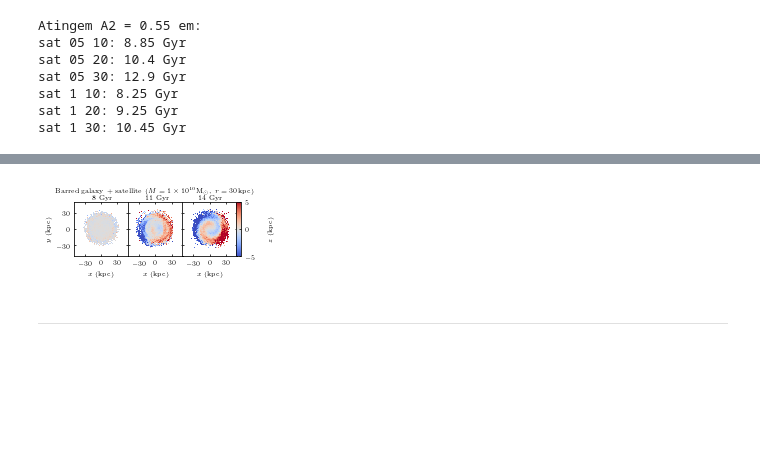
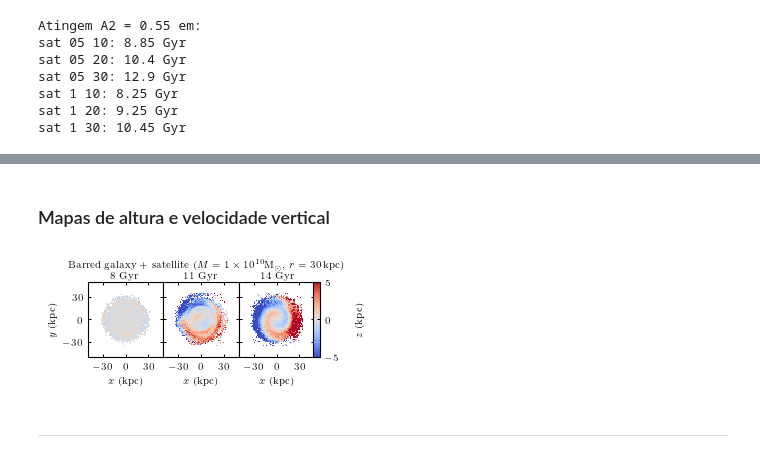
Before and after one commit to AndressaWille/astronomia, a Jupyter notebook: simulacoes mestrado/interactions-b.ipynb, the cells around one changed output, grey strips where cells are left out. Drawn from its saved outputs; the diff is of its cells as text; code cells hidden in the pictures; blank space fills up the shorter version.

```diff
--- a/simulacoes mestrado/interactions-b.ipynb
+++ b/simulacoes mestrado/interactions-b.ipynb
@@ -368,0 +377,15 @@ plt.tight_layout()
+# %%
+sigma_vz = np.empty(n_snapshots_)
+# %%
+#arrays de desvio de vz
+sigma_vz_01_10 = np.empty(n_snapshots)
+sigma_vz_01_20 = np.empty(n_snapshots)
+sigma_vz_01_30 = np.empty(n_snapshots)
+
+sigma_vz_05_10 = np.empty(n_snapshots)
+sigma_vz_05_20 = np.empty(n_snapshots)
+sigma_vz_05_30 = np.empty(n_snapshots)
+
+sigma_vz_1_10 = np.empty(n_snapshots)
+sigma_vz_1_20 = np.empty(n_snapshots)
+sigma_vz_1_30 = np.empty(n_snapshots)
@@ -531,5 +592,3 @@ plt.savefig('teste2_orbitas.pdf')
-# %%
-plt.rcParams['font.size'] = 20
 # %%
 for i in range (0, 9):
     if i == 0:
@@ -661,3 +720,5 @@ for i in range (0, 9):
+# %% [markdown]
+### Mapas de altura e velocidade vertical
 # %%
 #figuras para o texto
 plt.rcParams['figure.figsize'  ] = (3.5,1.4)
@@ -679,8 +740,8 @@ plt.rcParams['xtick.minor.width'] = 0
 plt.rcParams['ytick.major.width'] = 0.75
 plt.rcParams['ytick.minor.width'] = 0
 # %%
-#snapshots=[160,220,280]
-snapshots=[0,60,120]
+#snapshots=[160,220,280] #galaxia barrada
+snapshots=[0,60,120] #galaxia barrada + satelite
 
 Qlist = []
 Qlist1 = []
@@ -719,6 +780,10 @@ for s, snap in enumerate(snapshots):
 
     x, z, vx, vz = angular_momentum_2(N=Ndisk, x=x, z=z_new_disk, vx=vx, vz=vz_new_disk, phi=phi)
 
+    #corrigir theta bar
+    thetas = theta_bar(m=m_disk, x=x, y=y, Rmax=10.0)
+    x_new_disk2, y_new_disk2 = corr_theta_b(N=Ndisk, x=x, y=y, theta=thetas)
+
     #mapas de posição e velocidade
     Nbins = 50
 
@@ -726,12 +791,11 @@ for s, snap in enumerate(snapshots):
     xmin = ymin = -Rmax
     xmax = ymax = Rmax
 
-    results, xb, yb, binnum = stats.binned_statistic_2d(x, y, z,
+    results, xb, yb, binnum = stats.binned_statistic_2d(x_new_disk2, y_new_disk2, z,
                                     statistic='mean', bins=Nbins, range=[[xmin,xmax],[ymin,ymax]])
 
-    results1, xb, yb, binnum = stats.binned_statistic_2d(x, y, vz,
+    results1, xb, yb, binnum = stats.binned_statistic_2d(x_new_disk2, y_new_disk2, vz,
                                     statistic='mean', bins=Nbins, range=[[xmin,xmax],[ymin,ymax]])
-
     #mudar para statistic='std' para desvio de posição e velocidades
 
     extent = [xb[0], xb[-1], yb[0], yb[-1]]
@@ -791,15 +855,15 @@ plt.tight_layout()
 # plt.text(-32, 2.2, text3, fontsize=7)
 
 text = 'Barred galaxy + satellite ' + r'($M=1 \times 10^{10}\mathrm{{M}_\odot}, \,r=30 \, \mathrm{kpc}$)'
-plt.text(-365, 6.7, text, fontsize=7)
+plt.text(-35, 6.7, text, fontsize=7)
 text1 = '8 Gyr'
-plt.text(-290, 5.5, text1, fontsize=7)
+plt.text(-29, 5.5, text1, fontsize=7)
 text2 = '11 Gyr'
-plt.text(-185, 5.5, text2, fontsize=7)
+plt.text(-18.5, 5.5, text2, fontsize=7)
 text3 = '14 Gyr'
-plt.text(-80, 5.5, text3, fontsize=7)
+plt.text(-7.5, 5.5, text3, fontsize=7)
 
-plt.savefig('mapz-1-30.png', dpi=200)
+plt.savefig('mapz-1-30-2.png', dpi=200)
 
 
 #_____________________________#
@@ -813,33 +877,33 @@ plt.savefig('mapz-1-30.png', dpi=200)
 # im1 = ax1.imshow(Qlist1[0].T, extent=extent, origin='lower', cmap="PuOr", interpolation='nearest',
 #                  vmin=-30.0, vmax=30.0)
 # im2 = ax2.imshow(Qlist1[1].T, extent=extent, origin='lower', cmap="PuOr", interpolation='nearest',
 #                  vmin=-30.0, vmax=30.0)
 # im3 = ax3.imshow(Qlist1[2].T, extent=extent, origin='lower', cmap="PuOr", interpolation='nearest',
 #                  vmin=-30.0, vmax=30.0)
 
 # for ax in fig.get_axes():
 #     ax.set_xlabel(r'$x$ (kpc)')
 #     ax.set_ylabel(r'$y$ (kpc)')
 #     ax.set_xlim(-50,50)
 #     ax.set_xticks(np.arange(-50,50,25))
 #     ax.xaxis.set_minor_locator(MultipleLocator(1))
 #     ax.set_ylim(-50,50)
 #     ax.set_yticks(np.arange(-50,50,25))
 #     ax.yaxis.set_minor_locator(MultipleLocator(0.5))
 #     ax.label_outer()
 # ax3.set_xticks(np.arange(-50,51,25))
 # ax1.set_yticks(np.arange(-50,51,25))
 
 # fig.subplots_adjust(right=0.9)
 
 # cax1 = fig.add_axes([0.81, 0.28, 0.020, 0.53])
 # cb1  = plt.colorbar(im1, cax=cax1)
 # cb1.set_label(r'$v_z$ (km/s)', labelpad=12)
 
 # fig.subplots_adjust(left=0.3, bottom=0.5, top=1.8, right=3.0, hspace=0.0, wspace=0.0)
 # plt.tight_layout()
 # #plt.savefig('mapvz-.png', dpi=200)
 # %% [output]
-[figure, old version]
+[figure, new version]
 # %% [markdown]
 __________________________
```
Also changed, not shown: parts of 17 cells of this notebook.
